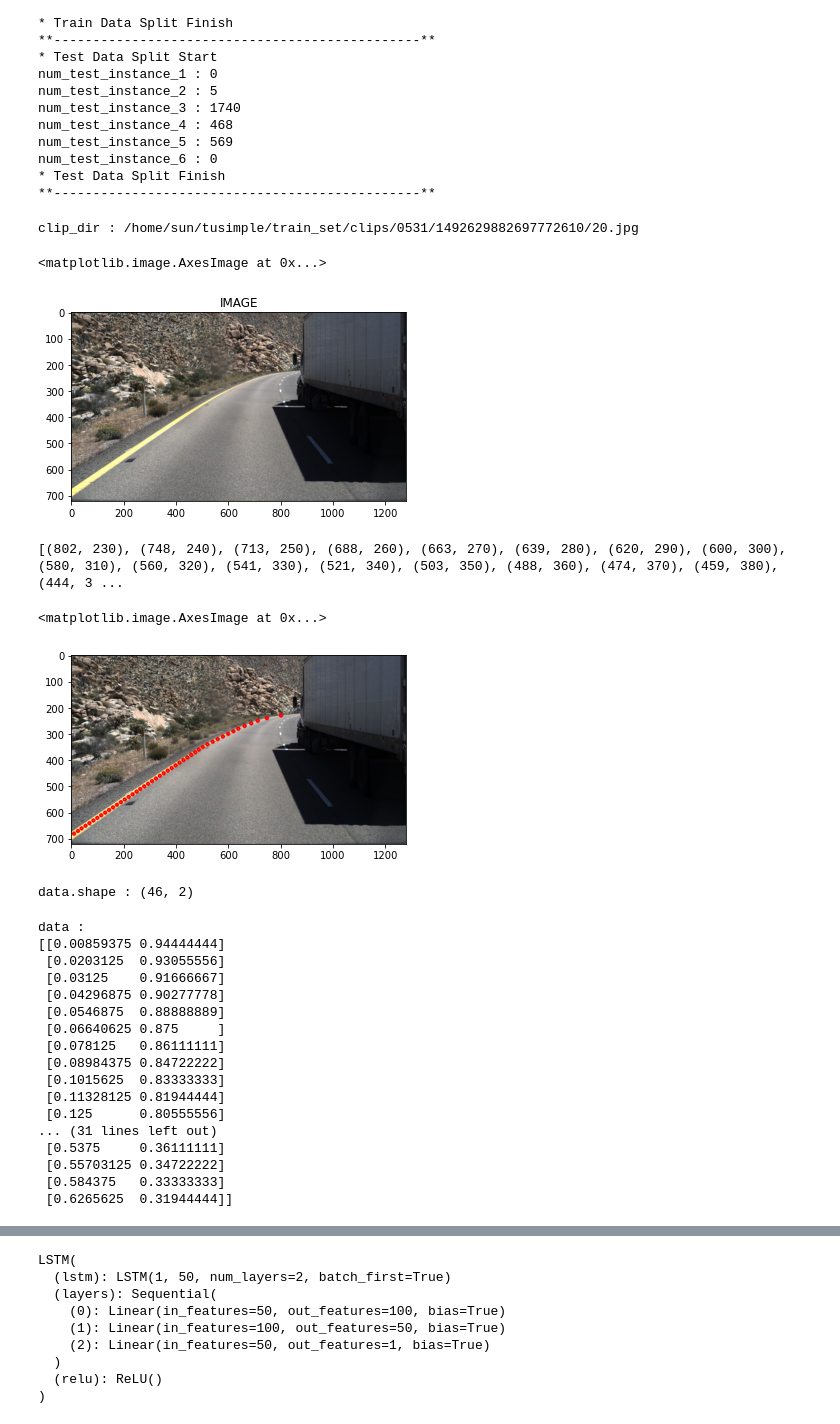
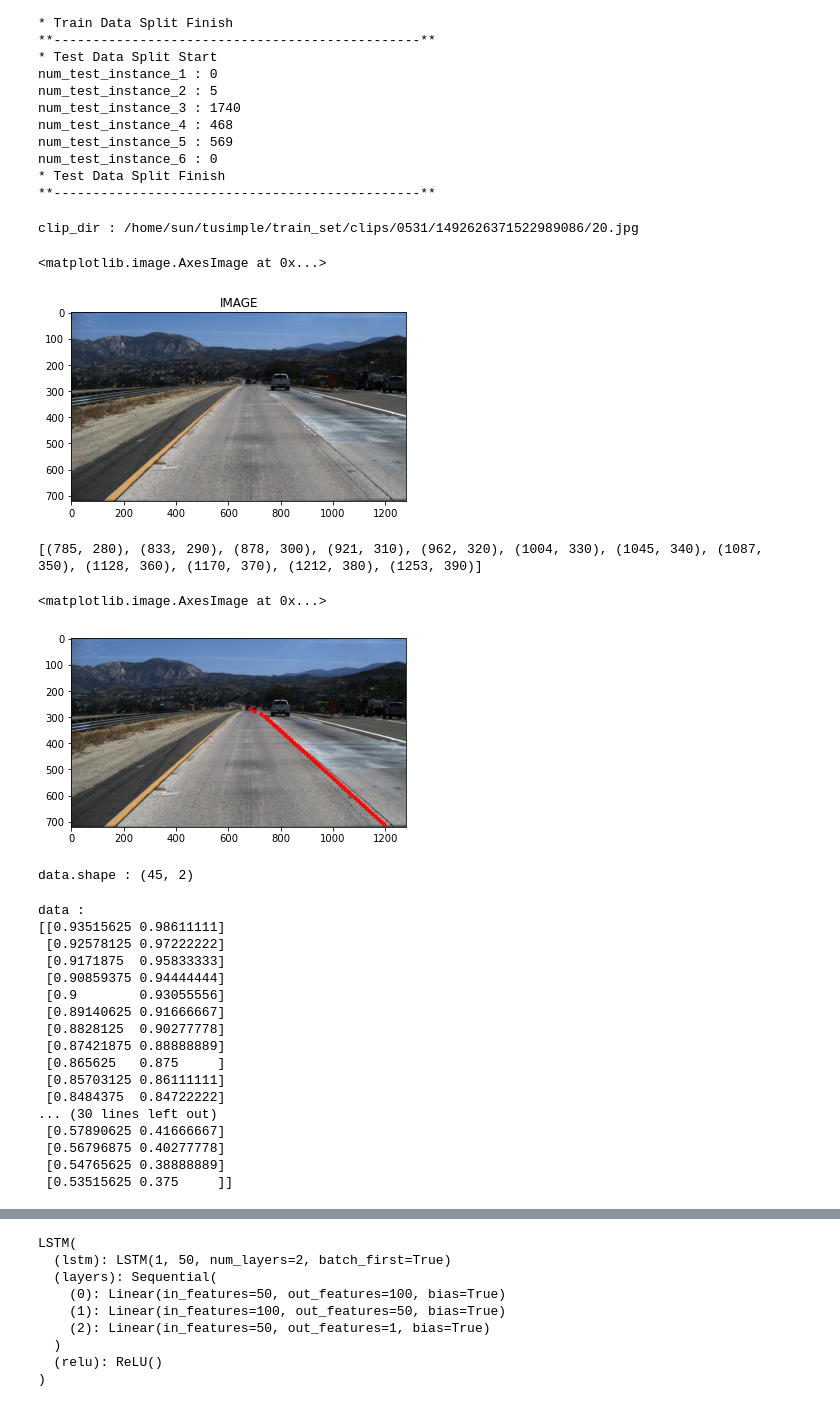
Before and after one commit to ShineySun/Vanishing-Point-Detection, a Jupyter notebook: LSTM/LSTM/lstm_test_single_lane_ver2.ipynb, the cells around one changed output, grey strips where cells are left out. Cells and saved outputs as stored; diff of their text form; code cells hidden in the pictures.

```diff
--- a/LSTM/LSTM/lstm_test_single_lane_ver2.ipynb
+++ b/LSTM/LSTM/lstm_test_single_lane_ver2.ipynb
@@ -173,13 +173,13 @@ num_test_instance_6 : 0
 * Test Data Split Finish
 **-----------------------------------------------**
 # %%
-data = tusimple_manager.train_instance_2[0]
+data = tusimple_manager.train_instance_3[0]
 # %%
 clip_dir = tusimple_manager.train_path + data['raw_file']
 
 print("clip_dir : {}".format(clip_dir))
 # %% [output]
-clip_dir : /home/sun/tusimple/train_set/clips/0531/1492629882697772610/20.jpg
+clip_dir : /home/sun/tusimple/train_set/clips/0531/1492626371522989086/20.jpg
 # %%
 raw_image = cv2.imread(clip_dir)
 raw_image = cv2.cvtColor(raw_image, cv2.COLOR_BGR2RGB)
@@ -188,7 +188,7 @@ plt.title("IMAGE")
 plt.imshow(raw_image)
 # %% [output]
 <matplotlib.image.AxesImage at 0x...>
-[figure, old version]
+[figure, new version]
 # %%
 import numpy as np
 
@@ -197,21 +197,21 @@ datas = []
 for lane_idx, lane_x_points in enumerate(data['lanes'],0):
     curve_vertices = list(filter(lambda xy_pair : xy_pair[0] > 0, zip(lane_x_points, data['h_samples'])))
     datas.append(np.array(curve_vertices))
-    break
+
 
 print(curve_vertices)
 # %% [output]
-[(802, 230), (748, 240), (713, 250), (688, 260), (663, 270), (639, 280), (620, 290), (600, 300), (580, 310), (560, 320), (541, 330), (521, 340), (503, 350), (488, 360), (474, 370), (459, 380), (444, 3 ...
+[(785, 280), (833, 290), (878, 300), (921, 310), (962, 320), (1004, 330), (1045, 340), (1087, 350), (1128, 360), (1170, 370), (1212, 380), (1253, 390)]
 # %%
-xy = np.array(curve_vertices, dtype=np.float)
+xy = np.array(datas[1], dtype=np.float)
 
 for pt in xy:
     cv2.circle(raw_image, (int(pt[0]), int(pt[1])), radius=5, color = (255,0,0), thickness=5)
 
 plt.imshow(raw_image)
 # %% [output]
 <matplotlib.image.AxesImage at 0x...>
-[figure, old version]
+[figure, new version]
 # %%
 # flip all data
 xy = np.flip(xy, axis=0)
@@ -222,7 +222,7 @@ data = np.array(xy, dtype=np.float)
 
 print("data.shape : {}".format(data.shape))
 # %% [output]
-data.shape : (46, 2)
+data.shape : (45, 2)
 # %%
 # normalize
 data[:, 0] = data[:,0]/1280.0
@@ -238,20 +238,20 @@ print("data : \n{}".format(data))
 # test_xy_flip[:, 0],test_xy_flip[:,1]
 # %% [output]
 data :
-[[0.00859375 0.94444444]
- [0.0203125  0.93055556]
- [0.03125    0.91666667]
- [0.04296875 0.90277778]
- [0.0546875  0.88888889]
- [0.06640625 0.875     ]
- [0.078125   0.86111111]
- [0.08984375 0.84722222]
- [0.1015625  0.83333333]
- [0.11328125 0.81944444]
- [0.125      0.80555556]
-... (31 lines left out)
- [0.5375     0.36111111]
- [0.55703125 0.34722222]
- [0.584375   0.33333333]
- [0.6265625  0.31944444]]
+[[0.93515625 0.98611111]
+ [0.92578125 0.97222222]
+ [0.9171875  0.95833333]
+ [0.90859375 0.94444444]
+ [0.9        0.93055556]
+ [0.89140625 0.91666667]
+ [0.8828125  0.90277778]
+ [0.87421875 0.88888889]
+ [0.865625   0.875     ]
+ [0.85703125 0.86111111]
+ [0.8484375  0.84722222]
+... (30 lines left out)
+ [0.57890625 0.41666667]
+ [0.56796875 0.40277778]
+ [0.54765625 0.38888889]
+ [0.53515625 0.375     ]]
 # %%
```
Also changed, not shown: parts of 5 cells of this notebook, 23 other files.
